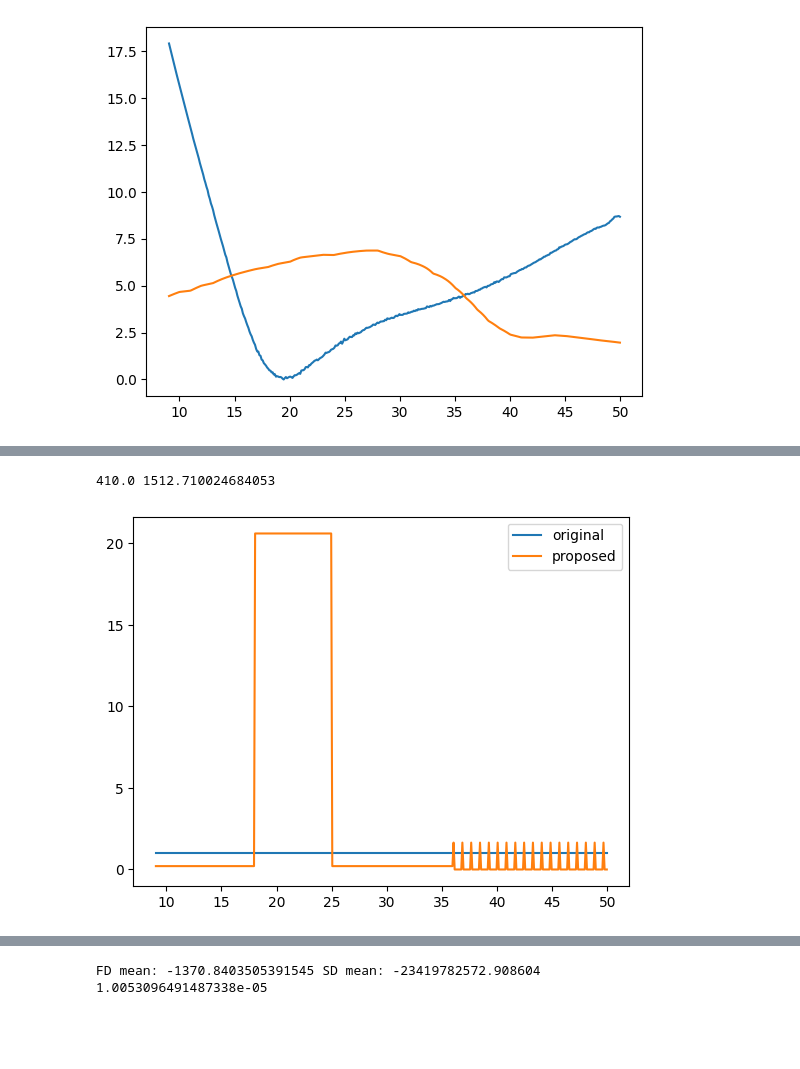
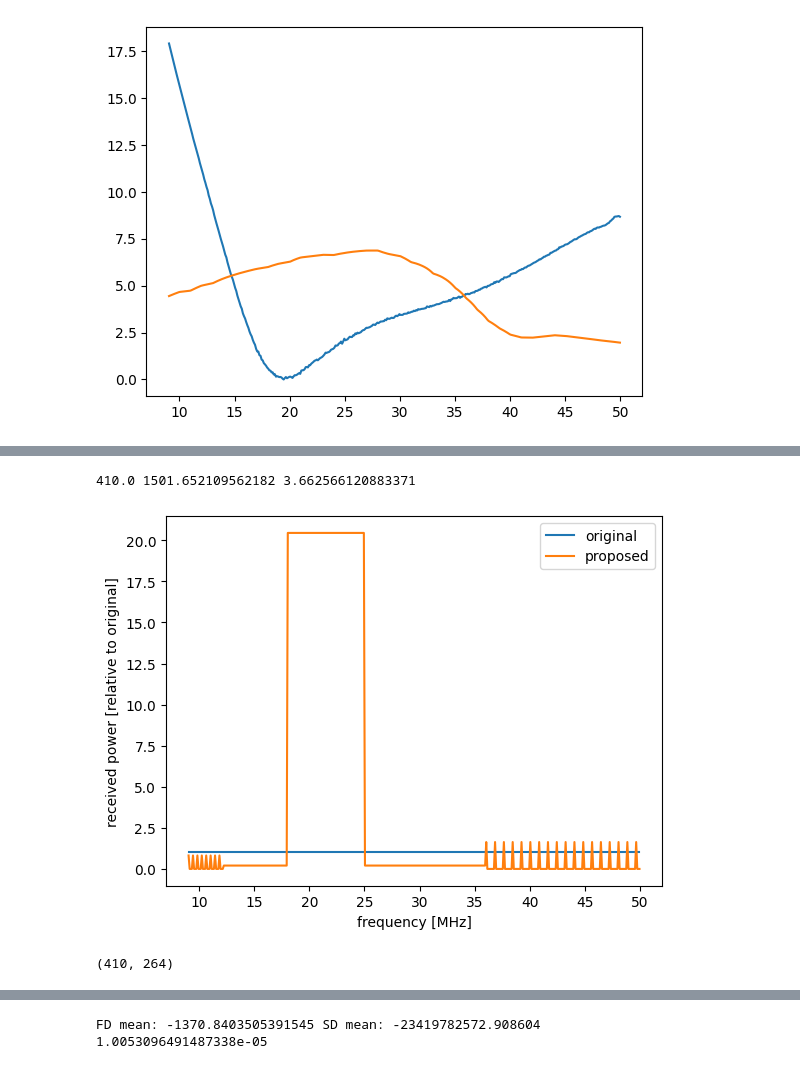
Before and after one commit to lusee-night/notebooks, a Jupyter notebook: calibrator/pfb_detect_ng.ipynb, the cells around one changed output, grey strips where cells are left out. Saved outputs shown, nothing was run; the diff lists cells and outputs as text; code cells hidden in the pictures; blank space fills up the shorter version.

```diff
--- a/calibrator/pfb_detect_ng.ipynb
+++ b/calibrator/pfb_detect_ng.ipynb
@@ -103,6 +109,15 @@ precompensation_fix[istart+0::istep]*=8
 for j in range(1,istep):
     precompensation_fix[istart+j::istep]*=0
 
+## istep 2
+precompensation_fix[0:32:4]*=4
+precompensation_fix[1:32:4]*=0
+precompensation_fix[2:32:4]*=0
+precompensation_fix[3:32:4]*=0
+
+
+
+
 precompensation_fix/=precompensation_fix.sum()
 
 precompensation_fix2 = 1/np.copy(precompensation)**2
@@ -120,8 +137,12 @@ plt.legend()
 # %%
 plt.plot(freq,precompensation*antenna, label='original')
 plt.plot(freq,precompensation_fix*antenna, label='proposed')
+plt.xlabel('frequency [MHz]')
+plt.ylabel('received power [relative to original]')
 plt.legend()
-print ((precompensation*antenna).sum(),(precompensation_fix*antenna).sum())
+before=(precompensation*antenna).sum()
+after = (precompensation_fix*antenna).sum()
+print (before,after,after/before)
 # %% [output]
-410.0 1512.710024684053
+410.0 1501.652109562182 3.662566120883371
-[figure, old version]
+[figure, new version]
@@ -128,3 +155,7 @@ print ((precompensation*antenna).sum(),(precompensation_fix*antenna).sum())
+# %%
+len(precompensation), (precompensation_fix>0).sum()
+# %% [output]
+(410, 264)
 # %%
 Asfix = As*np.sqrt(precompensation_fix*antenna)
 np.save('Asfix.npy',Asfix)
```
Also changed, not shown: parts of 7 cells of this notebook, 3 other files.
